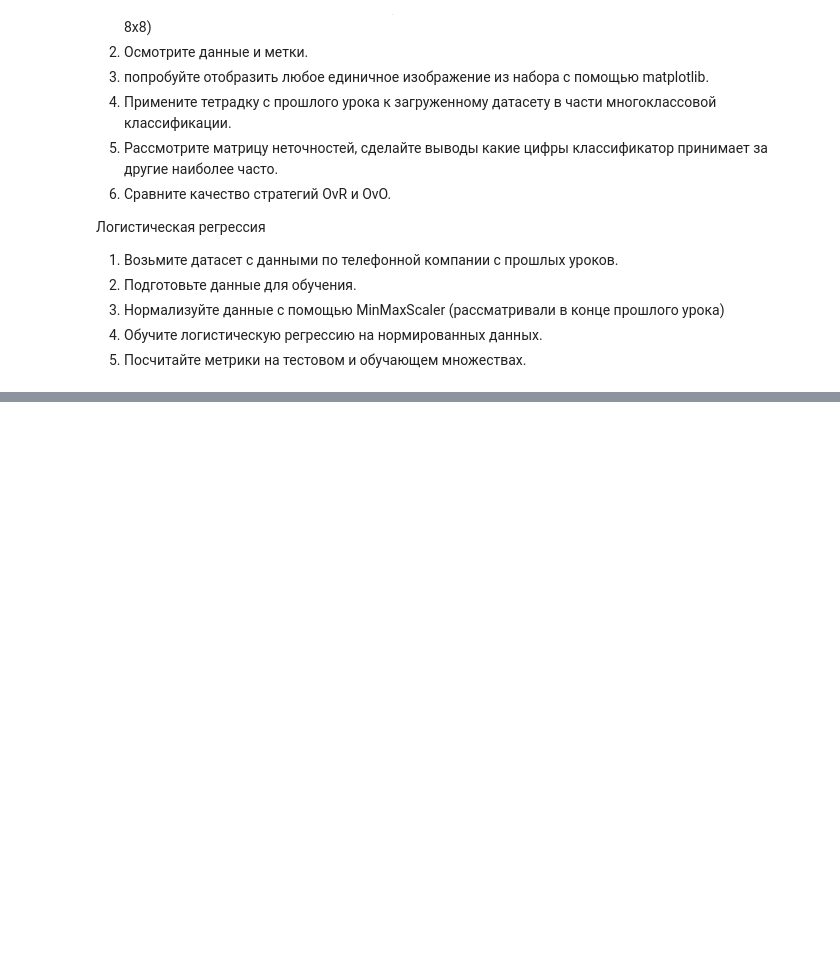
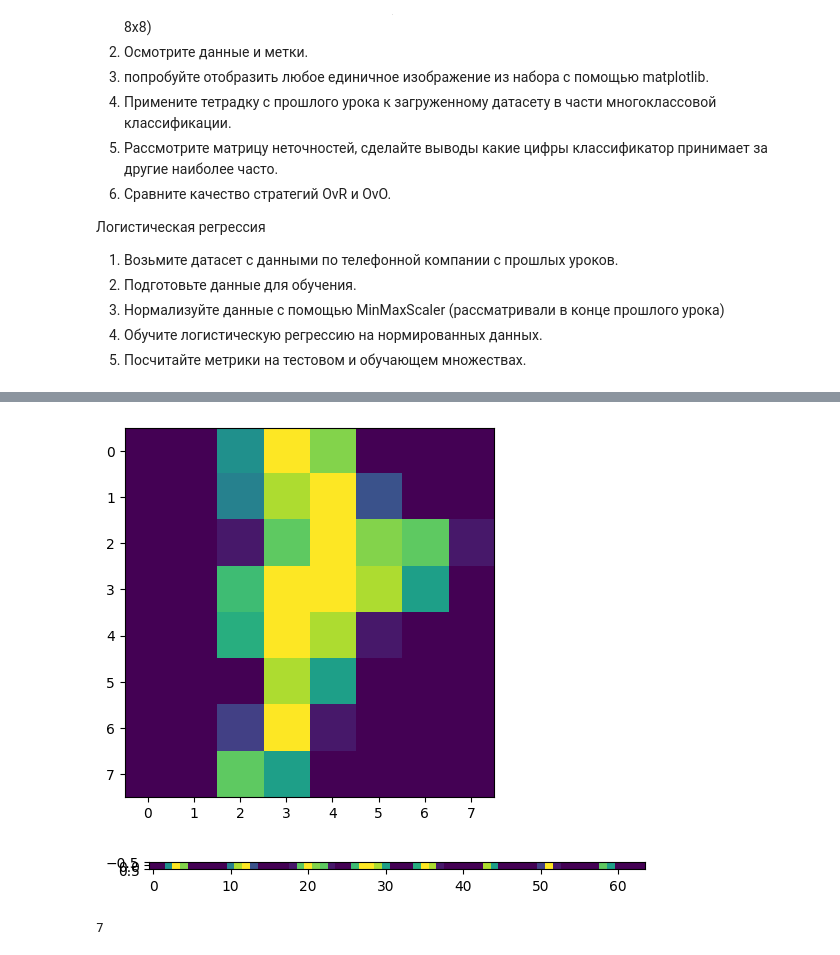
Before and after one commit to Nickolay-A/DS04, a Jupyter notebook: ДЗ_16_Бруцкий-Стемпковский/ДЗ_16.ipynb, the cells around one changed output, grey strips where cells are left out. Drawn from its saved outputs; the diff is of its cells as text; code cells hidden in the pictures; blank space fills up the shorter version.

```diff
--- a/ДЗ_16_Бруцкий-Стемпковский/ДЗ_16.ipynb
+++ b/ДЗ_16_Бруцкий-Стемпковский/ДЗ_16.ipynb
@@ -20,0 +35,2 @@
+# %%
+data = load_digits()
@@ -20,0 +53,12 @@
+# %%
+plt.imshow(data.images[211]);
+# %% [output]
+[figure, added]
+# %%
+plt.imshow(data.data[211].reshape(1, -1));
+# %% [output]
+[figure, added]
+# %%
+data.target[211]
+# %% [output]
+7
```
Also changed, not shown: parts of 29 cells of this notebook.
